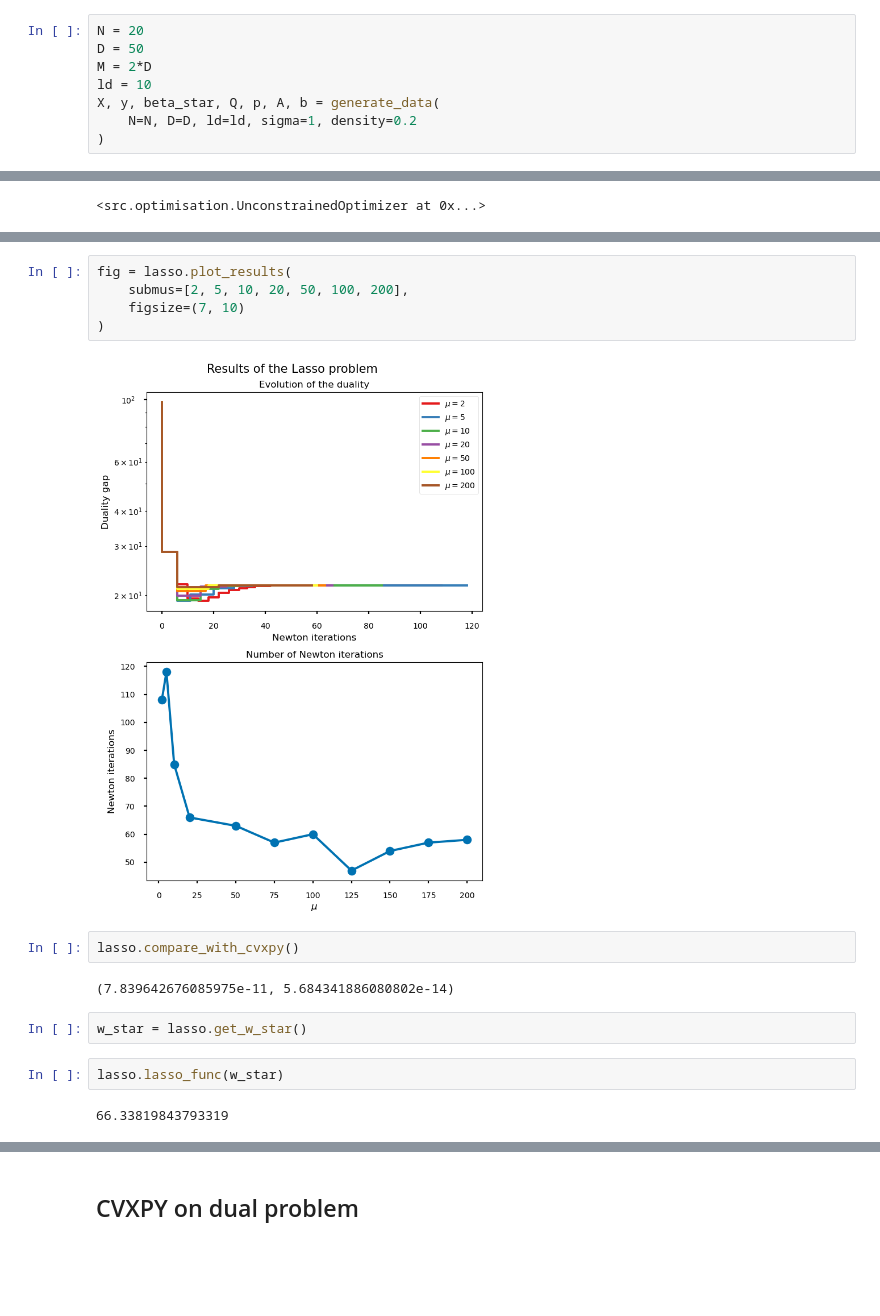
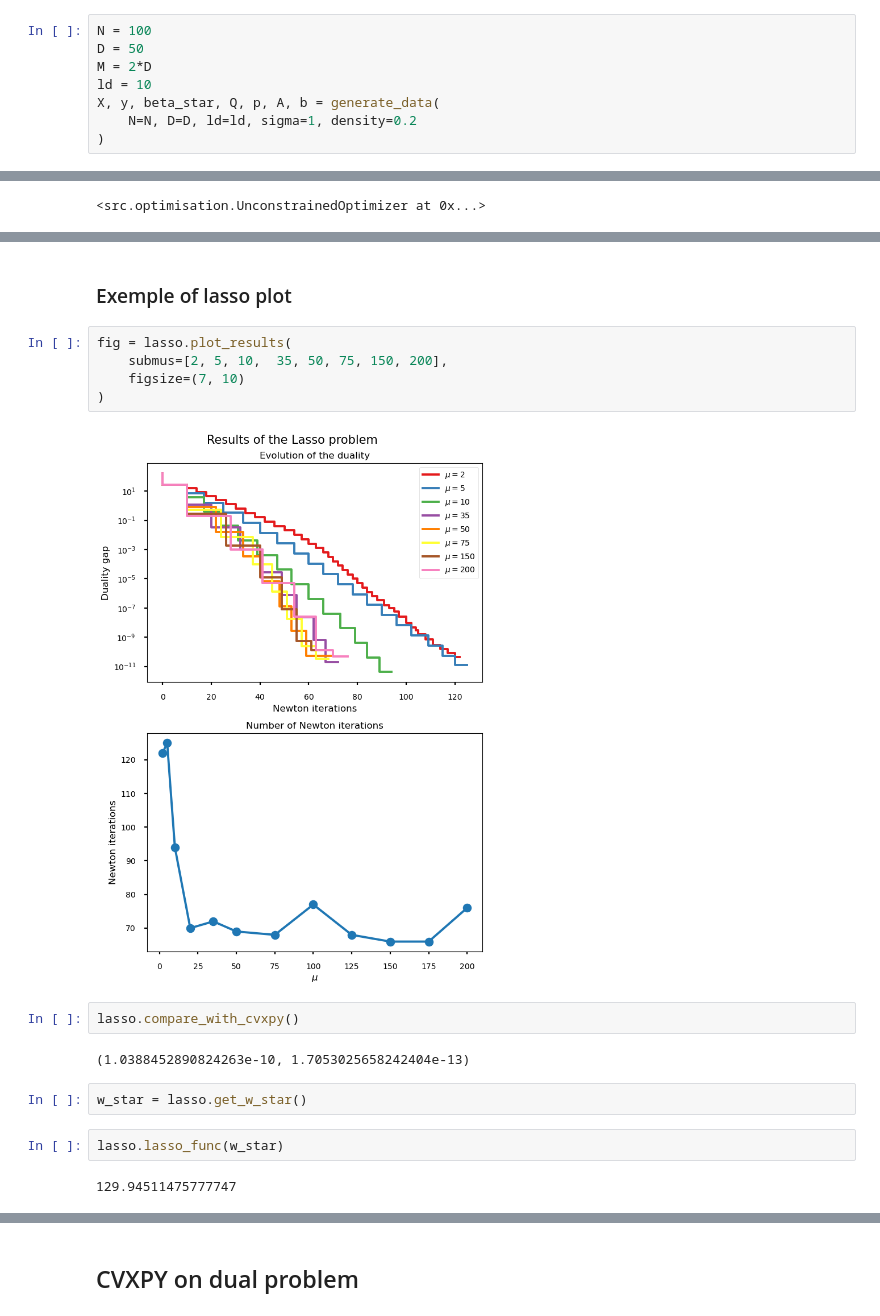
Before and after one commit to gwatkinson/ConvexOptimisationHW3, a Jupyter notebook: test.ipynb, the cells around one changed output, grey strips where cells are left out. Drawn from its saved outputs; the diff is of its cells as text; blank space fills up the shorter version.

```diff
--- a/test.ipynb
+++ b/test.ipynb
@@ -334,5 +315,5 @@ qpfig = qp.plot_ouptuts((7, 10))
 # %%
-N = 20
+N = 100
 D = 50
 M = 2*D
 ld = 10
@@ -381,20 +366,22 @@ center_fig = lasso.pbs[2].center_pbs[2].plot_ouptuts()
+# %% [markdown]
+### Exemple of lasso plot
 # %%
 fig = lasso.plot_results(
-    submus=[2, 5, 10, 20, 50, 100, 200],
+    submus=[2, 5, 10,  35, 50, 75, 150, 200],
     figsize=(7, 10)
 )
 # %% [output]
-[figure, old version]
+[figure, new version]
 # %%
 lasso.compare_with_cvxpy()
 # %% [output]
-(7.839642676085975e-11, 5.684341886080802e-14)
+(1.0388452890824263e-10, 1.7053025658242404e-13)
 # %%
 w_star = lasso.get_w_star()
 # %%
 lasso.lasso_func(w_star)
 # %% [output]
-66.33819843793319
+129.94511475777747
 # %%
 w_star
 # %% [output]
```
Also changed, not shown: parts of 22 cells of this notebook.
